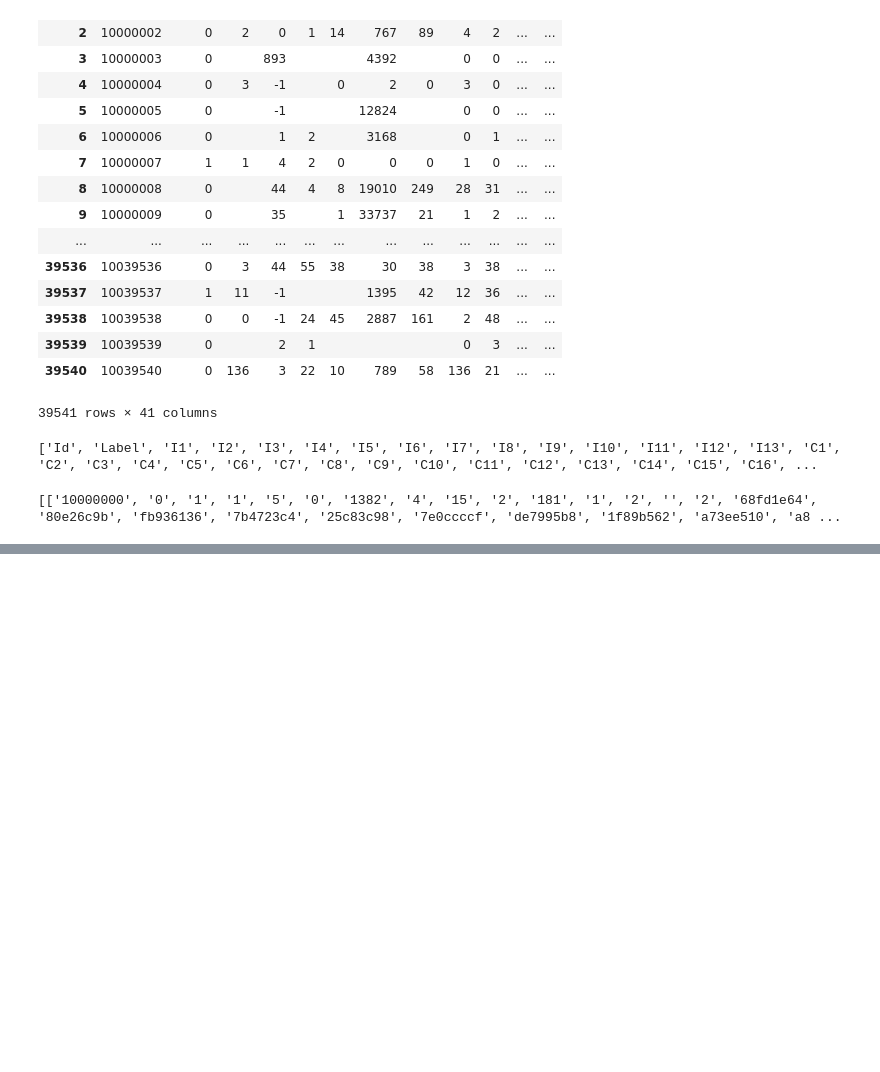
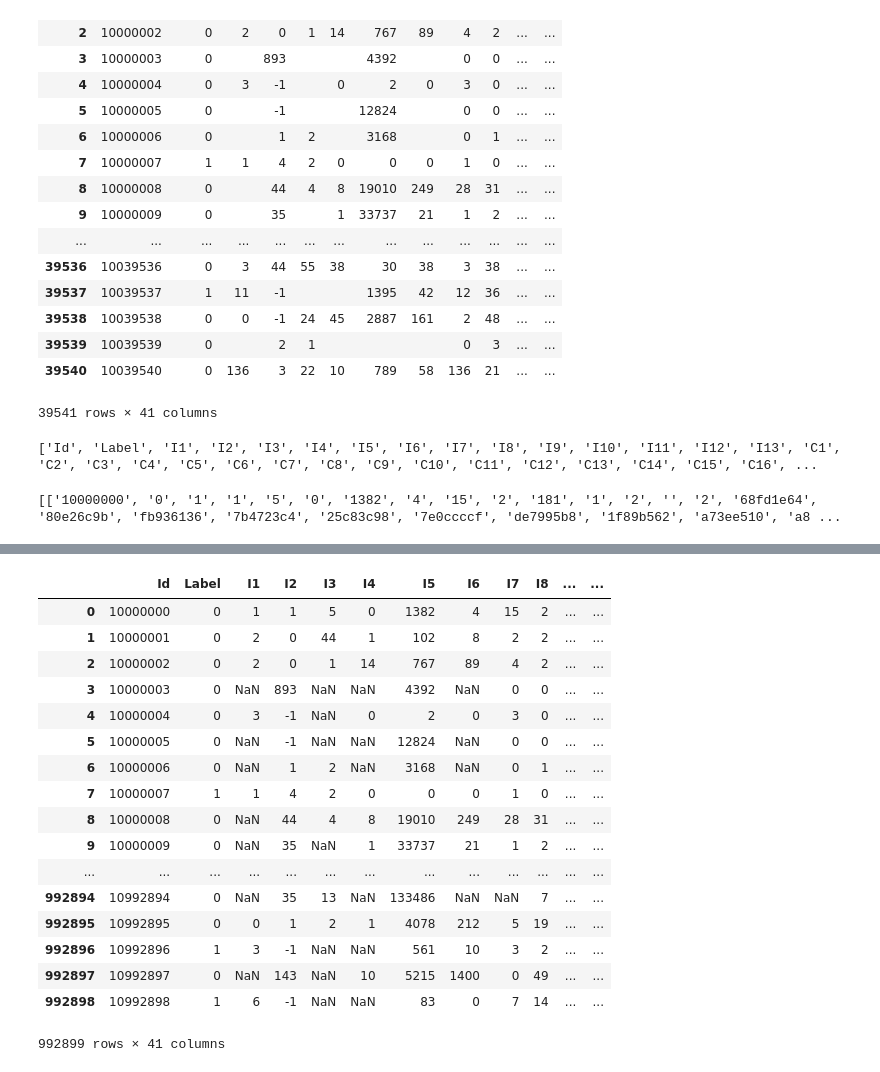
Before and after one commit to c3h3/DisplayAdvertisingChallenge, a Jupyter notebook: dev_ipynbs/Dev_20140723_dboyliao.ipynb, the cells around one changed output, grey strips where cells are left out. Saved outputs shown, nothing was run; the diff lists cells and outputs as text; code cells hidden in the pictures; blank space fills up the shorter version.

```diff
--- a/dev_ipynbs/Dev_20140723_dboyliao.ipynb
+++ b/dev_ipynbs/Dev_20140723_dboyliao.ipynb
@@ -63,0 +71,22 @@ data_file.close()
+# %%
+data = pd.DataFrame.from_csv("/Users/DboyLiao/Documents/kaggle/data/Display_Advertising_Challenge/train_split_#1.csv")
+data
+# %% [output]
+|  | Id | Label | I1 | I2 | I3 | I4 | I5 | I6 | I7 | I8 | ... | ... |
+| 0 | 10000000 | 0 | 1 | 1 | 5 | 0 | 1382 | 4 | 15 | 2 | ... | ... |
+| 1 | 10000001 | 0 | 2 | 0 | 44 | 1 | 102 | 8 | 2 | 2 | ... | ... |
+| 2 | 10000002 | 0 | 2 | 0 | 1 | 14 | 767 | 89 | 4 | 2 | ... | ... |
+| 3 | 10000003 | 0 | NaN | 893 | NaN | NaN | 4392 | NaN | 0 | 0 | ... | ... |
+| 4 | 10000004 | 0 | 3 | -1 | NaN | 0 | 2 | 0 | 3 | 0 | ... | ... |
+| 5 | 10000005 | 0 | NaN | -1 | NaN | NaN | 12824 | NaN | 0 | 0 | ... | ... |
+| 6 | 10000006 | 0 | NaN | 1 | 2 | NaN | 3168 | NaN | 0 | 1 | ... | ... |
+| 7 | 10000007 | 1 | 1 | 4 | 2 | 0 | 0 | 0 | 1 | 0 | ... | ... |
+| 8 | 10000008 | 0 | NaN | 44 | 4 | 8 | 19010 | 249 | 28 | 31 | ... | ... |
+| 9 | 10000009 | 0 | NaN | 35 | NaN | 1 | 33737 | 21 | 1 | 2 | ... | ... |
+| ... | ... | ... | ... | ... | ... | ... | ... | ... | ... | ... | ... | ... |
+| 992894 | 10992894 | 0 | NaN | 35 | 13 | NaN | 133486 | NaN | NaN | 7 | ... | ... |
+| 992895 | 10992895 | 0 | 0 | 1 | 2 | 1 | 4078 | 212 | 5 | 19 | ... | ... |
+| 992896 | 10992896 | 1 | 3 | -1 | NaN | NaN | 561 | 10 | 3 | 2 | ... | ... |
+| 992897 | 10992897 | 0 | NaN | 143 | NaN | 10 | 5215 | 1400 | 0 | 49 | ... | ... |
+| 992898 | 10992898 | 1 | 6 | -1 | NaN | NaN | 83 | 0 | 7 | 14 | ... | ... |
+992899 rows × 41 columns
```
Also changed, not shown: parts of 3 cells of this notebook.
